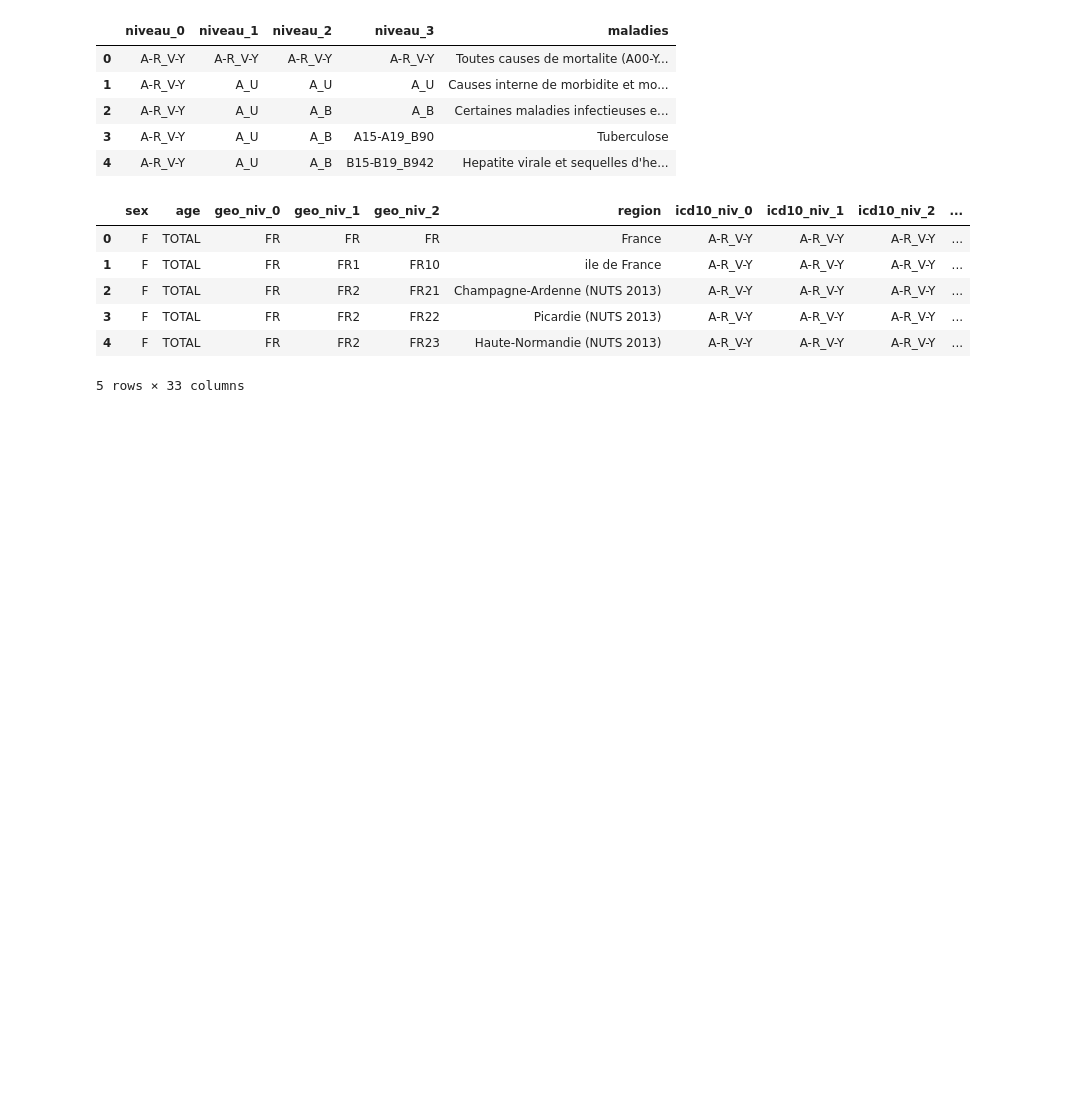
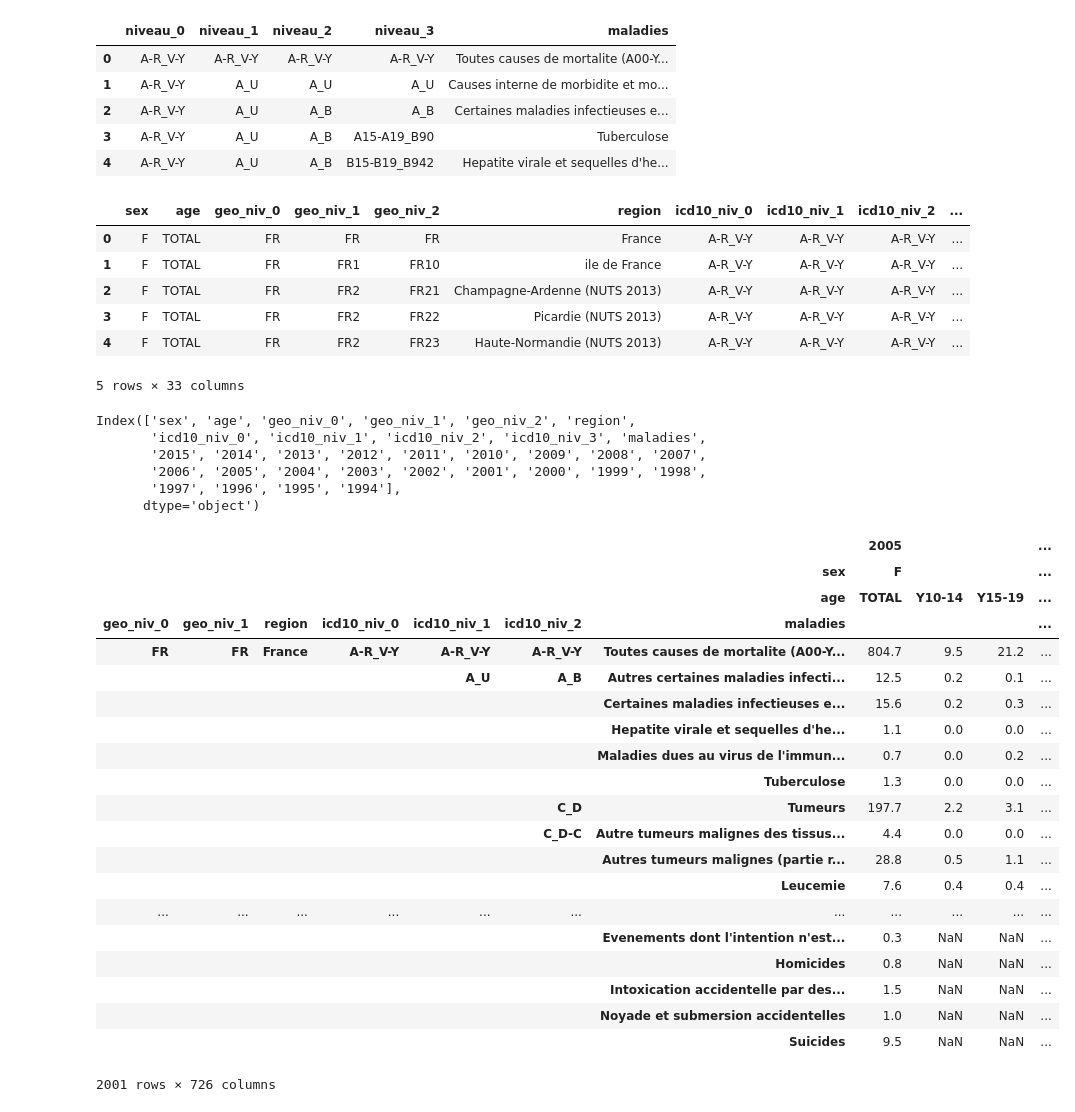
Before and after one commit to margauxRodrigues/viz_project, a Jupyter notebook: data/Arborescence.ipynb, the cells around one changed output. Drawn from its saved outputs; the diff is of its cells as text; code cells hidden in the pictures; blank space fills up the shorter version.

```diff
--- a/data/Arborescence.ipynb
+++ b/data/Arborescence.ipynb
@@ -41,13 +41,46 @@ data_fr.head()
 | 3 | F | TOTAL | FR | FR2 | FR22 | Picardie (NUTS 2013) | A-R_V-Y | A-R_V-Y | A-R_V-Y | ... |
 | 4 | F | TOTAL | FR | FR2 | FR23 | Haute-Normandie (NUTS 2013) | A-R_V-Y | A-R_V-Y | A-R_V-Y | ... |
 5 rows × 33 columns
+# %%
+data_fr.columns
+# %% [output]
+Index(['sex', 'age', 'geo_niv_0', 'geo_niv_1', 'geo_niv_2', 'region',
+       'icd10_niv_0', 'icd10_niv_1', 'icd10_niv_2', 'icd10_niv_3', 'maladies',
+       '2015', '2014', '2013', '2012', '2011', '2010', '2009', '2008', '2007',
+       '2006', '2005', '2004', '2003', '2002', '2001', '2000', '1999', '1998',
+       '1997', '1996', '1995', '1994'],
+      dtype='object')
 # %%
-data_fr.drop(['geo_niv_2', 'icd10_niv_3'], inplace=True, axis=1)
+data_fr.drop(['geo_niv_2', 'icd10_niv_3', '2004', '2003', '2002', '2001', '2000', '1999', '1998', '1997', '1996', '1995', '1994'], inplace=True, axis=1)
 # %%
 df = data_fr.pivot_table(index=data_fr.columns[2:9].to_list(),
                    values=data_fr.columns[9:].to_list(),
                    columns=data_fr.columns[:2].to_list())
 df.to_json('arbo_1.json')
+# %%
+df
+# %% [output]
+|  |  |  |  |  |  |  | 2005 |  |  | ... |
+|  |  |  |  |  |  | sex | F |  |  | ... |
+|  |  |  |  |  |  | age | TOTAL | Y10-14 | Y15-19 | ... |
+| geo_niv_0 | geo_niv_1 | region | icd10_niv_0 | icd10_niv_1 | icd10_niv_2 | maladies |  |  |  | ... |
+| FR | FR | France | A-R_V-Y | A-R_V-Y | A-R_V-Y | Toutes causes de mortalite (A00-Y... | 804.7 | 9.5 | 21.2 | ... |
+|  |  |  |  | A_U | A_B | Autres certaines maladies infecti... | 12.5 | 0.2 | 0.1 | ... |
+|  |  |  |  |  |  | Certaines maladies infectieuses e... | 15.6 | 0.2 | 0.3 | ... |
+|  |  |  |  |  |  | Hepatite virale et sequelles d'he... | 1.1 | 0.0 | 0.0 | ... |
+|  |  |  |  |  |  | Maladies dues au virus de l'immun... | 0.7 | 0.0 | 0.2 | ... |
+|  |  |  |  |  |  | Tuberculose | 1.3 | 0.0 | 0.0 | ... |
+|  |  |  |  |  | C_D | Tumeurs | 197.7 | 2.2 | 3.1 | ... |
+|  |  |  |  |  | C_D-C | Autre tumeurs malignes des tissus... | 4.4 | 0.0 | 0.0 | ... |
+|  |  |  |  |  |  | Autres tumeurs malignes (partie r... | 28.8 | 0.5 | 1.1 | ... |
+|  |  |  |  |  |  | Leucemie | 7.6 | 0.4 | 0.4 | ... |
+| ... | ... | ... | ... | ... | ... | ... | ... | ... | ... | ... |
+|  |  |  |  |  |  | Evenements dont l'intention n'est... | 0.3 | NaN | NaN | ... |
+|  |  |  |  |  |  | Homicides | 0.8 | NaN | NaN | ... |
+|  |  |  |  |  |  | Intoxication accidentelle par des... | 1.5 | NaN | NaN | ... |
+|  |  |  |  |  |  | Noyade et submersion accidentelles | 1.0 | NaN | NaN | ... |
+|  |  |  |  |  |  | Suicides | 9.5 | NaN | NaN | ... |
+2001 rows × 726 columns
 # %%
 df = data_fr.pivot_table(index=data_fr.columns[2:9].to_list(),
                    values=data_fr.columns[9:].to_list(),
```
Also changed, not shown: parts of 1 cell of this notebook, 1 other file.
